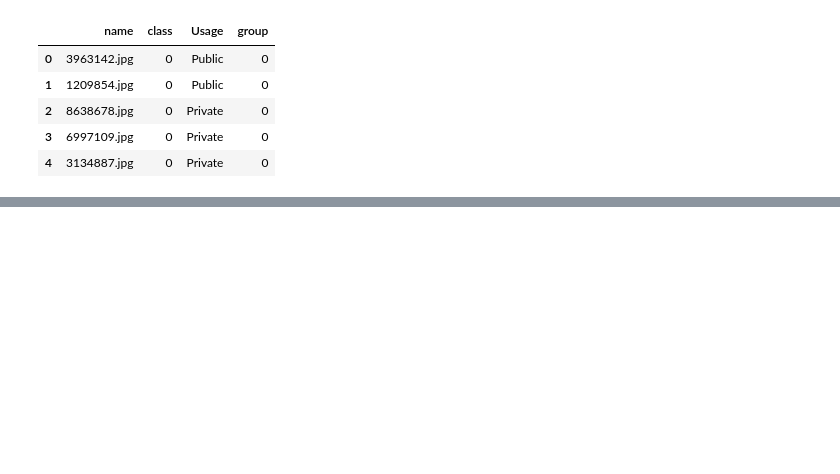
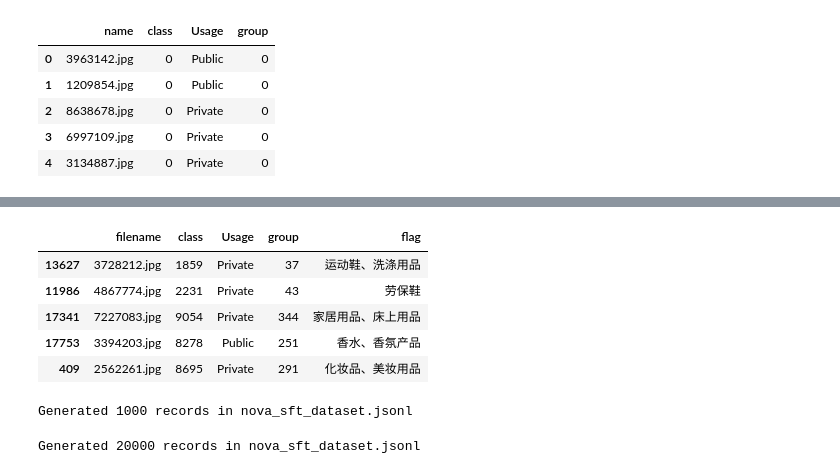
Before and after one commit to Chevolier/nova-image-tagging, a Jupyter notebook: prepare_data.ipynb, the cells around one changed output, grey strips where cells are left out. Cells and saved outputs as stored; diff of their text form; code cells hidden in the pictures; blank space fills up the shorter version.

```diff
--- a/prepare_data.ipynb
+++ b/prepare_data.ipynb
@@ -248,0 +570,18 @@ group_labels[315]
+# %%
+# Load data
+df = pd.read_excel('data/shein_data/test_data.xlsx')
+
+s3_prefix = "projects/nova-image-tagging/data/shein_data/images"
+test_count = 0
+# Generate JSONL
+with open('data/merged_data/nova_sft_testset.jsonl', 'w', encoding='utf-8') as f:
+    for idx, row in df.iterrows():
+        gt_label = '{"result":"' + row['flag'] + '"}'
+
+        record = create_record(gt_label, s3_prefix, row['filename'])
+        if record:
+            f.write(json.dumps(record, ensure_ascii=False) + '\n')
+            test_count += 1
+
+
+print(f"Generated {test_count} records in nova_sft_dataset.jsonl")
@@ -248,0 +592,16 @@ group_labels[315]
+# %%
+df = pd.read_excel('data/shein_data/train_data_balanced.xlsx')
+
+s3_prefix = "projects/nova-image-tagging/data/shein_data/images"
+train_count = 0
+# Generate JSONL
+with open('data/merged_data/nova_sft_trainset.jsonl', 'w', encoding='utf-8') as f:
+    for idx, row in df.iterrows():
+        gt_label = '{"result":"' + row['flag'] + '"}'
+
+        record = create_record(gt_label, s3_prefix, row['filename'])
+        if record:
+            f.write(json.dumps(record, ensure_ascii=False) + '\n')
+            train_count += 1
+
+print(f"Generated {train_count} records in nova_sft_dataset.jsonl")
@@ -248,0 +944,43 @@ group_labels[315]
+# %%
+train_df_sample.head()
+# %% [output]
+|  | filename | class | Usage | group | flag |
+| 13627 | 3728212.jpg | 1859 | Private | 37 | 运动鞋、洗涤用品 |
+| 11986 | 4867774.jpg | 2231 | Private | 43 | 劳保鞋 |
+| 17341 | 7227083.jpg | 9054 | Private | 344 | 家居用品、床上用品 |
+| 17753 | 3394203.jpg | 8278 | Public | 251 | 香水、香氛产品 |
+| 409 | 2562261.jpg | 8695 | Private | 291 | 化妆品、美妆用品 |
+# %%
+s3_prefix = "projects/nova-image-tagging/data/Product10K/test"
+
+# Generate JSONL
+with open('data/merged_data/nova_sft_testset.jsonl', 'a', encoding='utf-8') as f:
+    for idx, row in test_df_sample.iterrows():
+        gt_label = '{"result":"' + row['flag'] + '"}'
+
+        record = create_record(gt_label, s3_prefix, row['filename'])
+        if record:
+            f.write(json.dumps(record, ensure_ascii=False) + '\n')
+            test_count += 1
+
+
+print(f"Generated {test_count} records in nova_sft_dataset.jsonl")
+# %% [output]
+Generated 1000 records in nova_sft_dataset.jsonl
+# %%
+s3_prefix = "projects/nova-image-tagging/data/Product10K/test"
+
+# Generate JSONL
+with open('data/merged_data/nova_sft_trainset.jsonl', 'a', encoding='utf-8') as f:
+    for idx, row in train_df_sample.iterrows():
+        gt_label = '{"result":"' + row['flag'] + '"}'
+
+        record = create_record(gt_label, s3_prefix, row['filename'])
+        if record:
+            f.write(json.dumps(record, ensure_ascii=False) + '\n')
+            train_count += 1
+
+
+print(f"Generated {train_count} records in nova_sft_dataset.jsonl")
+# %% [output]
+Generated 20000 records in nova_sft_dataset.jsonl
```
Also changed, not shown: parts of 25 cells of this notebook, 1 other file.
